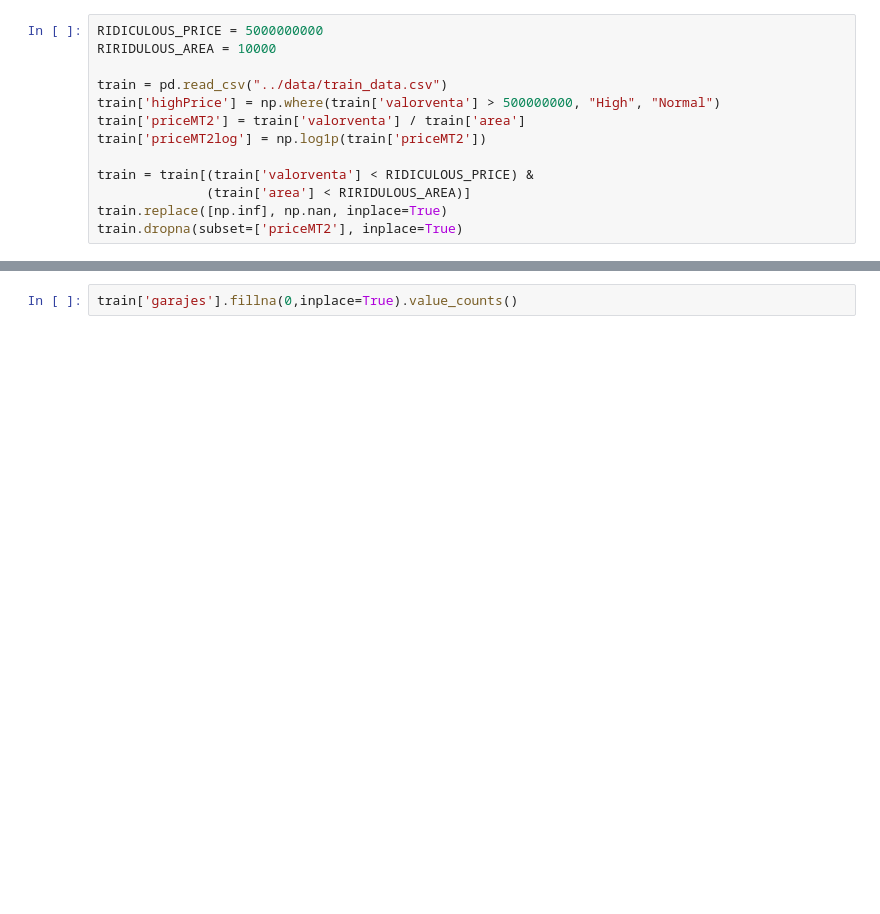
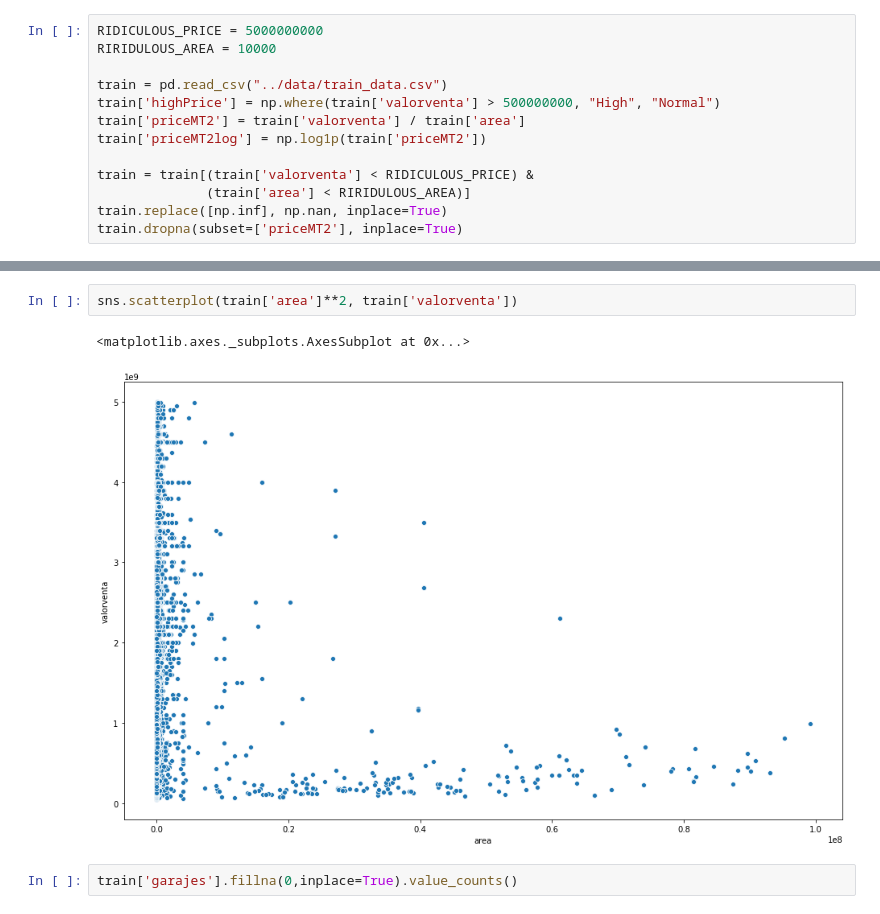
Before and after one commit to abdala9512/habi-competition, a Jupyter notebook: notebooks/Habi EDA.ipynb, the cells around one changed output, grey strips where cells are left out. Drawn from its saved outputs; the diff is of its cells as text; blank space fills up the shorter version.

```diff
--- a/notebooks/Habi EDA.ipynb
+++ b/notebooks/Habi EDA.ipynb
@@ -65,3 +65,8 @@ memory usage: 65.1+ MB
+# %%
+sns.scatterplot(train['area']**2, train['valorventa'])
+# %% [output]
+<matplotlib.axes._subplots.AxesSubplot at 0x...>
+[figure, added]
 # %%
 train['garajes'].fillna(0,inplace=True).value_counts()
 # %% [output]
```
Also changed, not shown: parts of 7 cells of this notebook.
